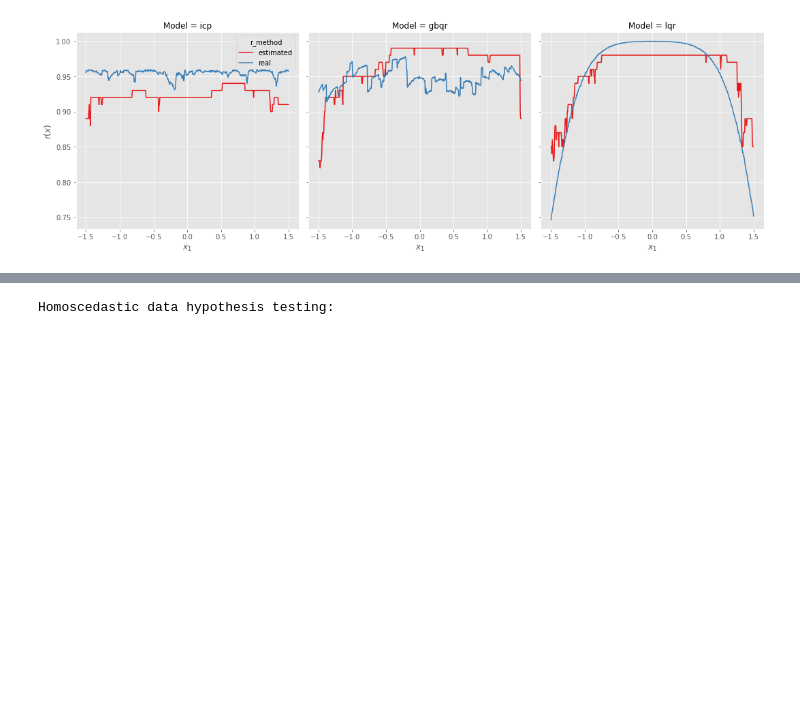
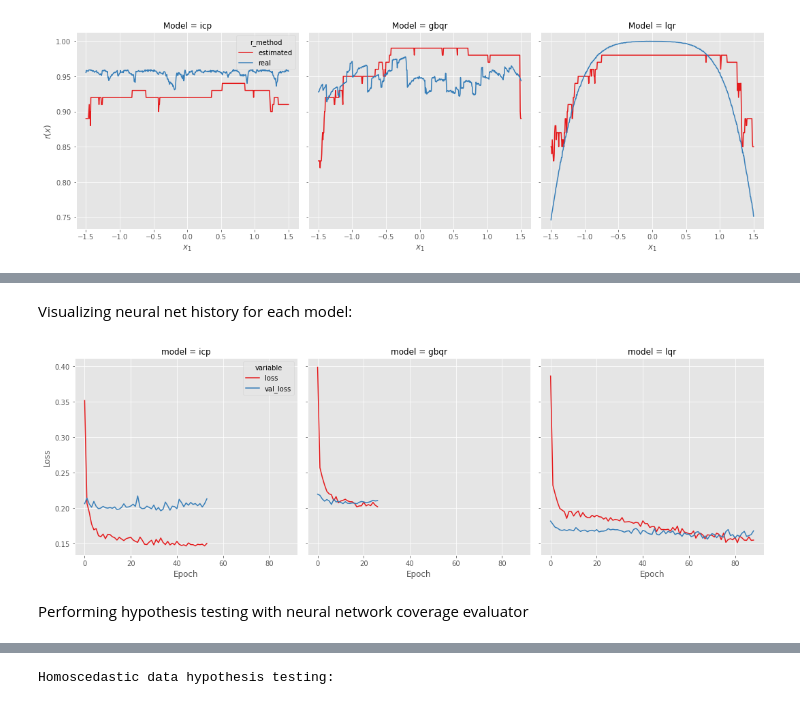
Before and after one commit to Monoxido45/clover, a Jupyter notebook: results/reg_cov_hypothesis_testing.ipynb, the cells around one changed output, grey strips where cells are left out. Drawn from its saved outputs; the diff is of its cells as text; code cells hidden in the pictures; blank space fills up the shorter version.

Commit message:
GAM coverage evaluator added and new experiments added

```diff
--- a/results/reg_cov_hypothesis_testing.ipynb
+++ b/results/reg_cov_hypothesis_testing.ipynb
@@ -425,0 +492,8 @@ plot_r(coverage_evaluator = "nnet")
+# %% [markdown]
+Visualizing neural net history for each model:
+# %%
+plot_history()
+# %% [output]
+[figure, added]
+# %% [markdown]
+Performing hypothesis testing with neural network coverage evaluator
```
Also changed, not shown: parts of 22 cells of this notebook, 1 other file.
